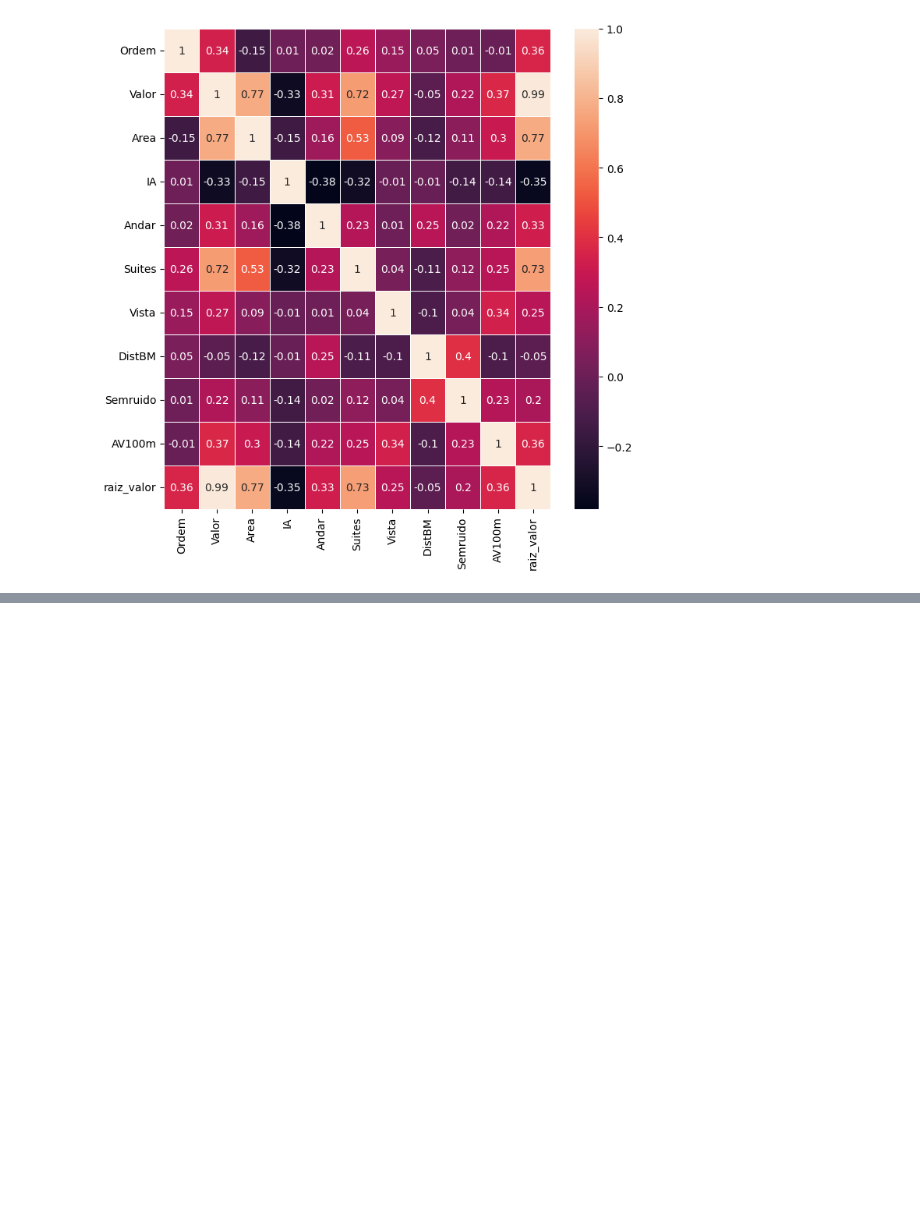
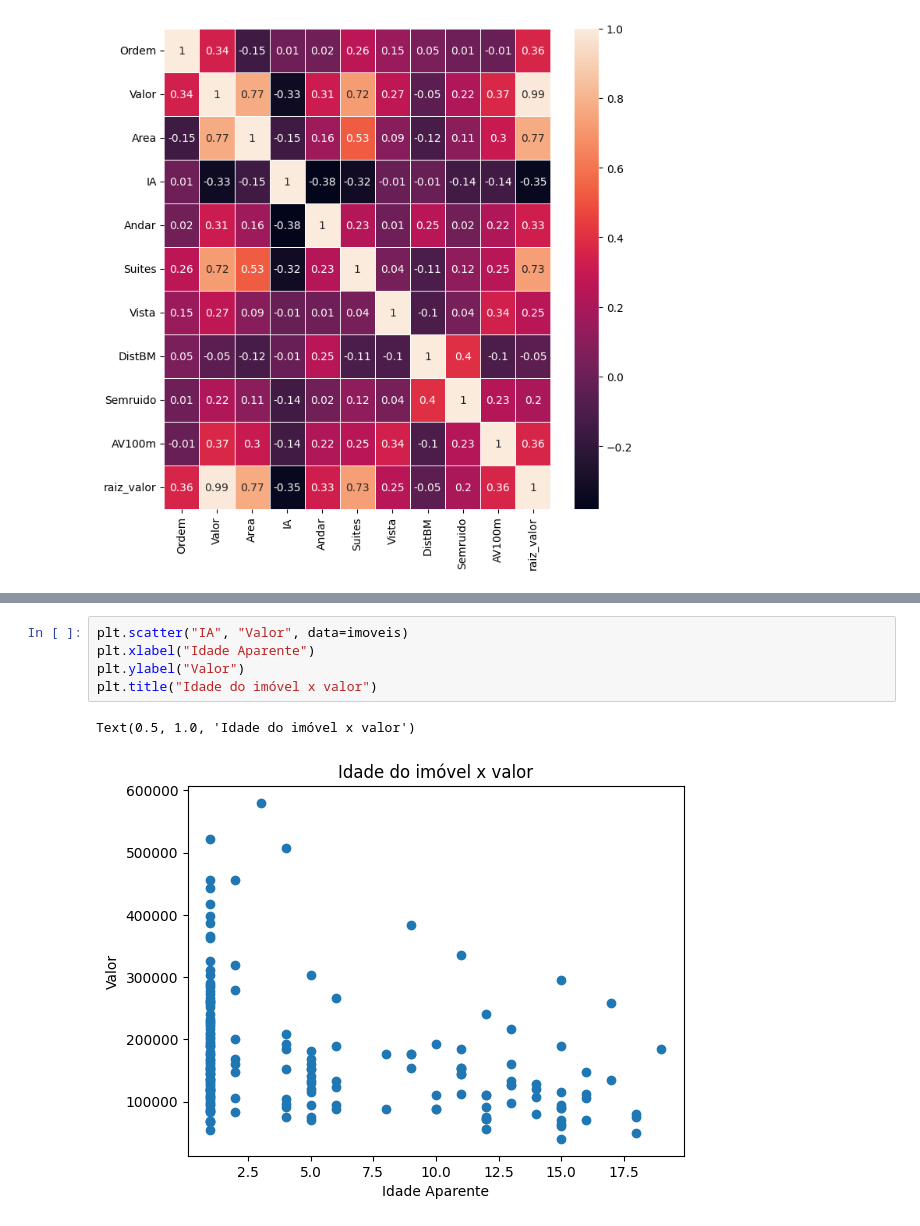
Before and after one commit to icarocarmona/pos-tech-dtat, a Jupyter notebook: f2_ml_and_time_series/ml_with_python/Aula_4_Avaliando_o_Melhor_Modelo_de_Regressão.ipynb, the cells around one changed output, grey strips where cells are left out. Cells and saved outputs as stored; diff of their text form; blank space fills up the shorter version.

```diff
--- a/f2_ml_and_time_series/ml_with_python/Aula_4_Avaliando_o_Melhor_Modelo_de_Regressão.ipynb
+++ b/f2_ml_and_time_series/ml_with_python/Aula_4_Avaliando_o_Melhor_Modelo_de_Regressão.ipynb
@@ -135,0 +144,8 @@ sb.heatmap(data=correlation_matrix, annot=True, linewidths=.5, ax=ax)
+# %%
+plt.scatter("IA", "Valor", data=imoveis)
+plt.xlabel("Idade Aparente")
+plt.ylabel("Valor")
+plt.title("Idade do imóvel x valor")
+# %% [output]
+Text(0.5, 1.0, 'Idade do imóvel x valor')
+[figure, added]
```
Also changed, not shown: parts of 26 cells of this notebook.
